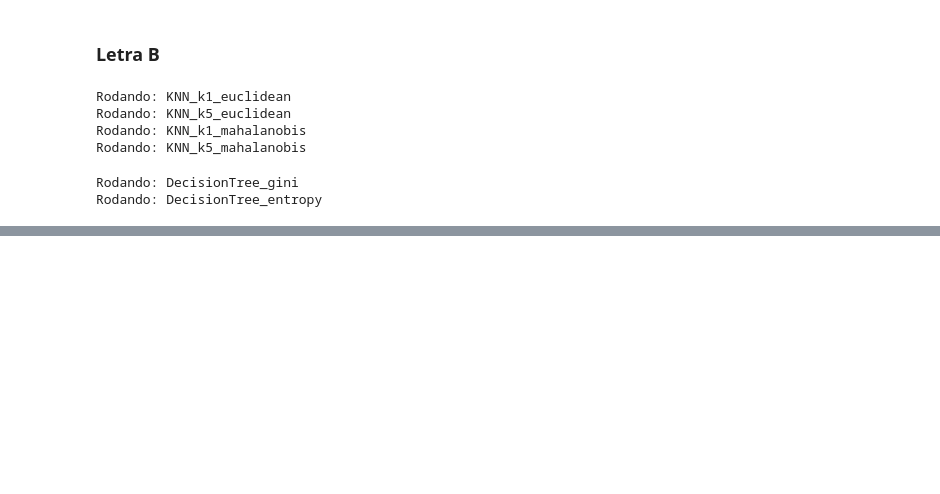
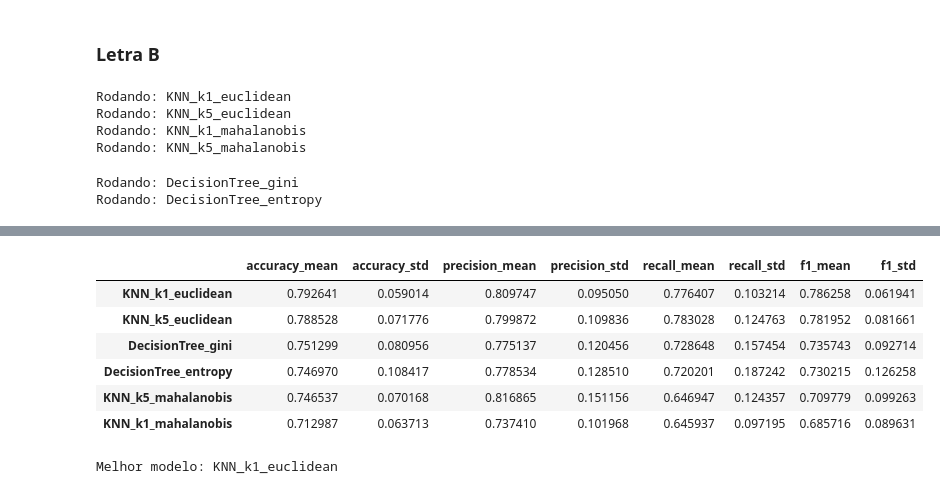
Before and after one commit to Francisco-Paulino-Arruda-Filho/Aprendizagem-de-maquina, a Jupyter notebook: ama_lista_03/lista.ipynb, the cells around one changed output, grey strips where cells are left out. Saved outputs shown, nothing was run; the diff lists cells and outputs as text; code cells hidden in the pictures; blank space fills up the shorter version.

```diff
--- a/ama_lista_03/lista.ipynb
+++ b/ama_lista_03/lista.ipynb
@@ -223,0 +224,15 @@ plt.show()
+# %%
+df_results.sort_values(by="f1_mean", ascending=False)
+# %% [output]
+|  | accuracy_mean | accuracy_std | precision_mean | precision_std | recall_mean | recall_std | f1_mean | f1_std |
+| KNN_k1_euclidean | 0.792641 | 0.059014 | 0.809747 | 0.095050 | 0.776407 | 0.103214 | 0.786258 | 0.061941 |
+| KNN_k5_euclidean | 0.788528 | 0.071776 | 0.799872 | 0.109836 | 0.783028 | 0.124763 | 0.781952 | 0.081661 |
+| DecisionTree_gini | 0.751299 | 0.080956 | 0.775137 | 0.120456 | 0.728648 | 0.157454 | 0.735743 | 0.092714 |
+| DecisionTree_entropy | 0.746970 | 0.108417 | 0.778534 | 0.128510 | 0.720201 | 0.187242 | 0.730215 | 0.126258 |
+| KNN_k5_mahalanobis | 0.746537 | 0.070168 | 0.816865 | 0.151156 | 0.646947 | 0.124357 | 0.709779 | 0.099263 |
+| KNN_k1_mahalanobis | 0.712987 | 0.063713 | 0.737410 | 0.101968 | 0.645937 | 0.097195 | 0.685716 | 0.089631 |
+# %%
+best_model = df_results["f1_mean"].idxmax()
+print("Melhor modelo:", best_model)
+# %% [output]
+Melhor modelo: KNN_k1_euclidean
```
Also changed, not shown: parts of 4 cells of this notebook, 4 other files.
